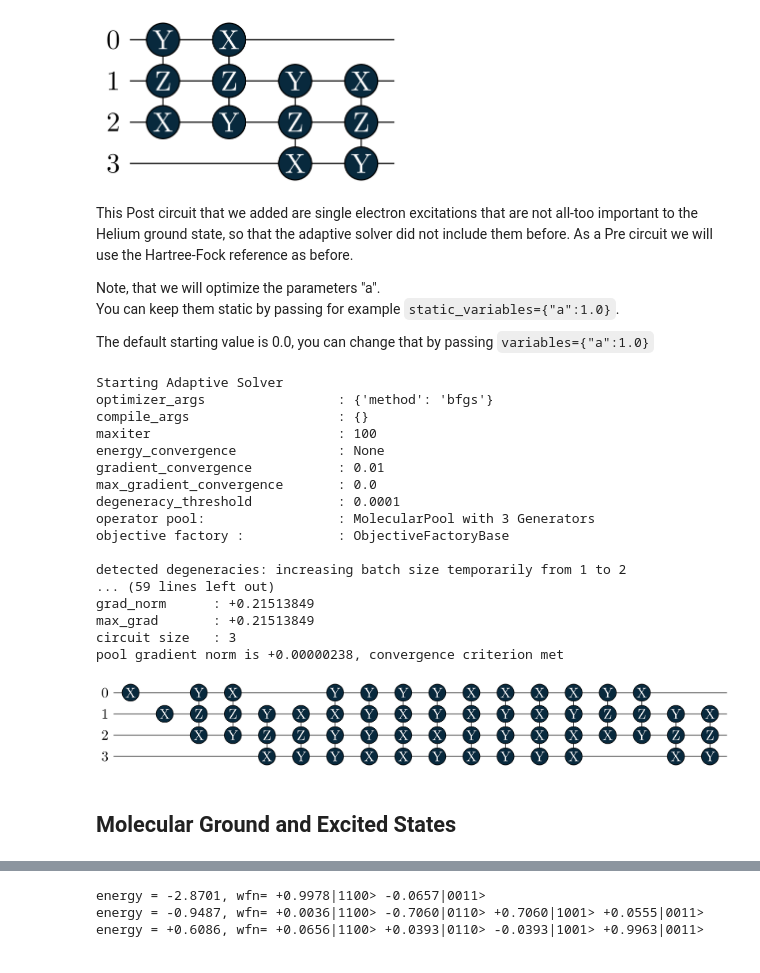
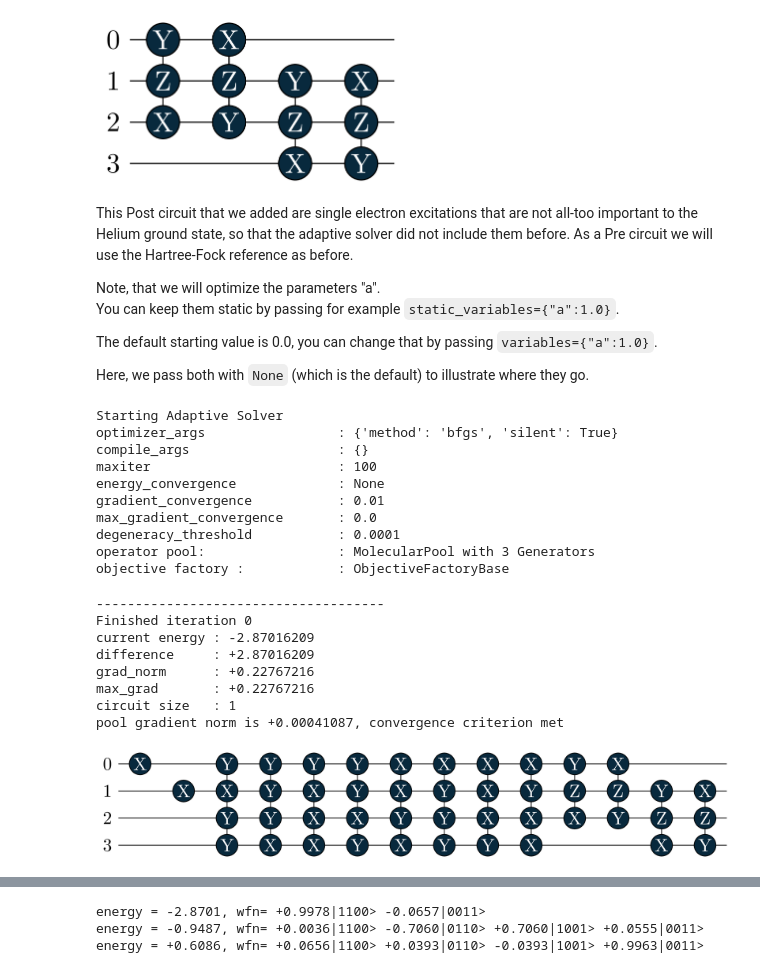
Before and after one commit to tequilahub/tequila-tutorials-unformatted, a Jupyter notebook: AdaptiveSolver.ipynb, the cells around one changed output, grey strips where cells are left out. Drawn from its saved outputs; the diff is of its cells as text; code cells hidden in the pictures.

Commit message:
updated adapt tutorial

```diff
--- a/AdaptiveSolver.ipynb
+++ b/AdaptiveSolver.ipynb
@@ -110,31 +151,36 @@ As a Pre circuit we will use the Hartree-Fock reference as before.
 Note, that we will optimize the parameters "a".
 You can keep them static by passing for example `static_variables={"a":1.0}`.
 
-The default starting value is 0.0, you can change that by passing `variables={"a":1.0}`
+The default starting value is 0.0, you can change that by passing `variables={"a":1.0}`.
+
+Here, we pass both with `None` (which is the default) to illustrate where they go.
 # %%
 operator_pool = tq.adapt.MolecularPool(molecule=mol, indices="UpCCSD")
-solver = tq.adapt.Adapt(H=mol.make_hamiltonian(), Upre=mol.prepare_reference(), Upost=Upost, operator_pool=operator_pool)
-result = solver(operator_pool=operator_pool, label=0, static_variables=None, variables={"a":1.0})
+solver = tq.adapt.Adapt(H=mol.make_hamiltonian(),
+                        Upre=mol.prepare_reference(),
+                        Upost=Upost,
+                        operator_pool=operator_pool,
+                        optimizer_args={"method":"bfgs", "silent":True})
+result = solver(operator_pool=operator_pool, label=0, static_variables=None, variables=None)
 final_circuit = mol.prepare_reference() + result.U + Upost
 show(final_circuit)
 # %% [output]
 Starting Adaptive Solver
-optimizer_args                 : {'method': 'bfgs'}
+optimizer_args                 : {'method': 'bfgs', 'silent': True}
 compile_args                   : {}
 maxiter                        : 100
 energy_convergence             : None
 gradient_convergence           : 0.01
 max_gradient_convergence       : 0.0
 degeneracy_threshold           : 0.0001
 operator pool:                 : MolecularPool with 3 Generators
 objective factory :            : ObjectiveFactoryBase
-
-detected degeneracies: increasing batch size temporarily from 1 to 2
-... (59 lines left out)
-grad_norm      : +0.21513849
-max_grad       : +0.21513849
-circuit size   : 3
-pool gradient norm is +0.00000238, convergence criterion met
+-------------------------------------
+Finished iteration 0
+current energy : -2.87016209
+difference     : +2.87016209
+grad_norm      : +0.22767216
+max_grad       : +0.22767216
+circuit size   : 1
+pool gradient norm is +0.00041087, convergence criterion met
-[figure, old version]
+[figure, new version]
-# %% [markdown]
-## Molecular Ground and Excited States
```
Also changed, not shown: parts of 18 cells of this notebook.
